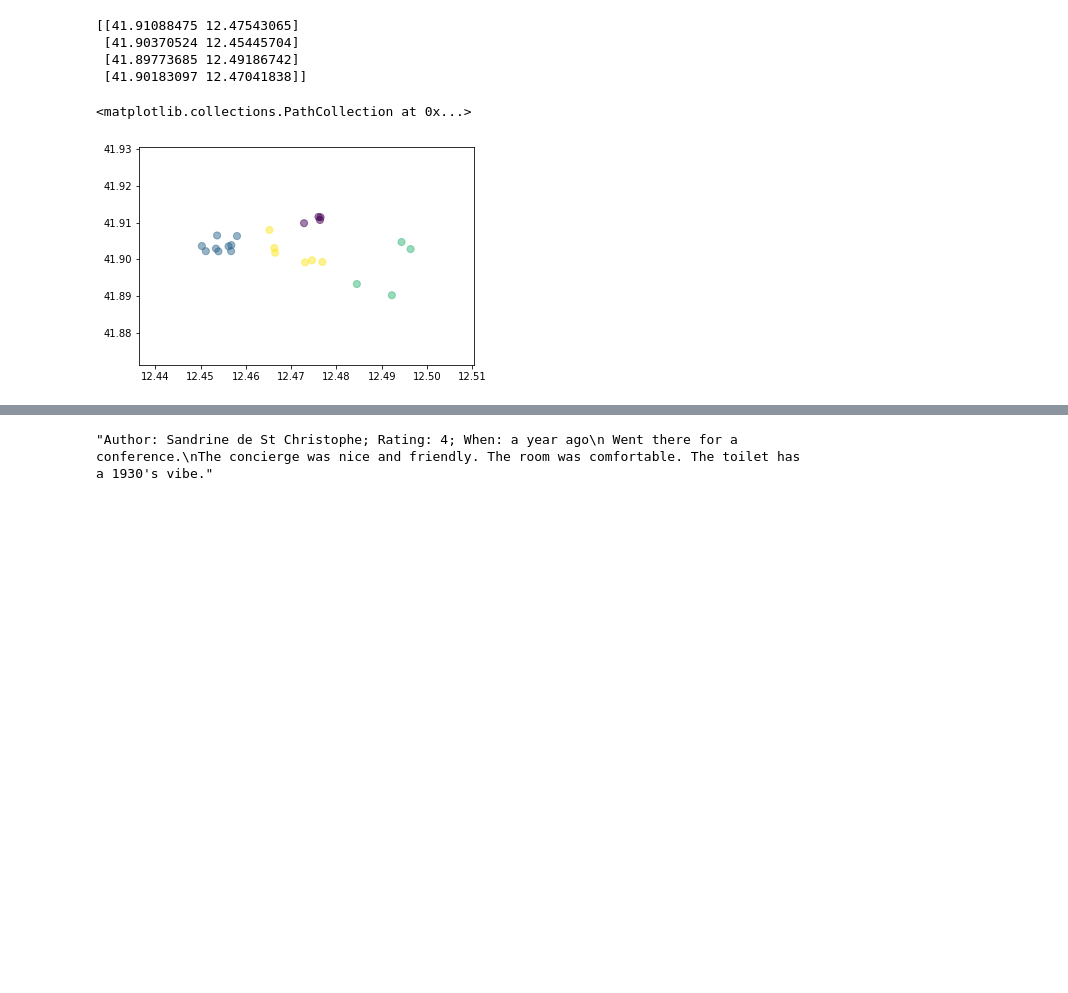
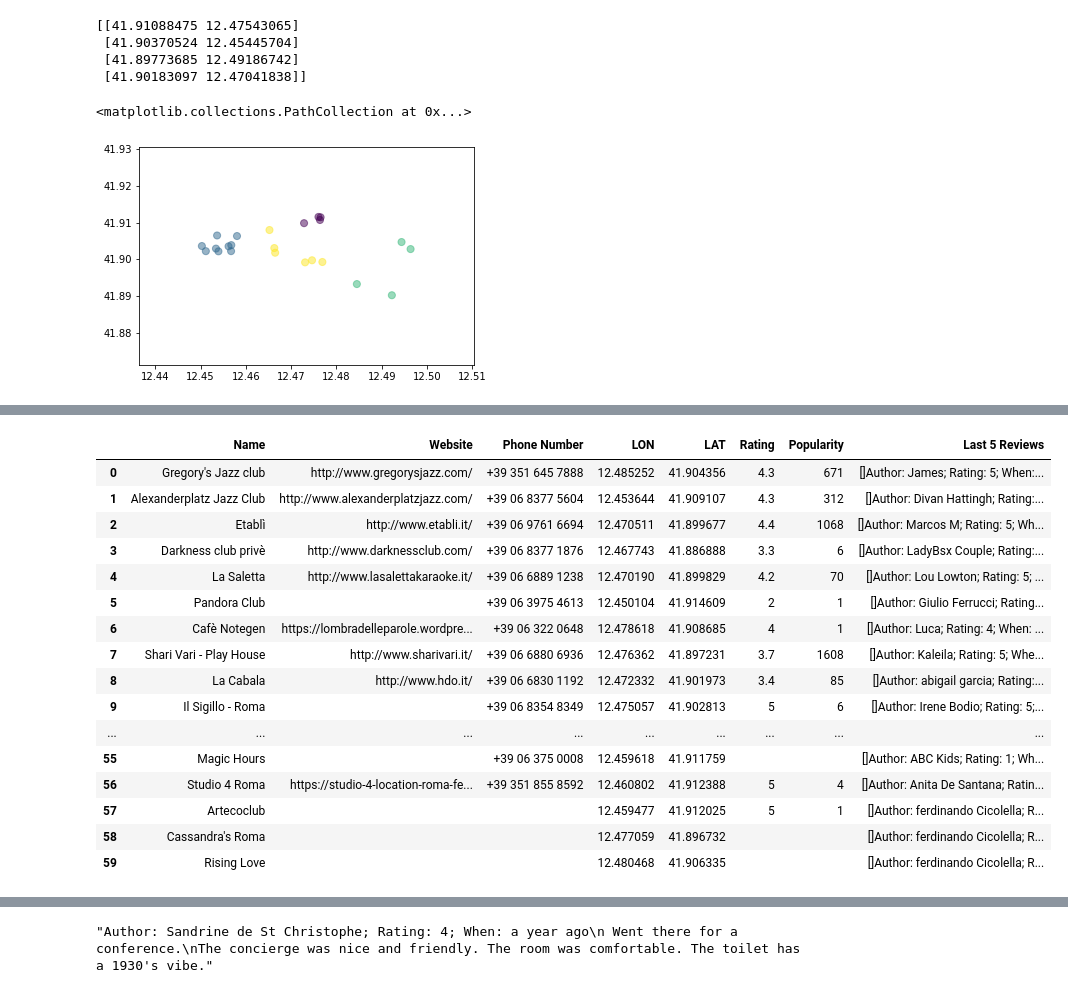
Before and after one commit to pjwork00/ProjectWork, a Jupyter notebook: back-end-python/src/Path_time_API.ipynb, the cells around one changed output, grey strips where cells are left out. Saved outputs shown, nothing was run; the diff lists cells and outputs as text; code cells hidden in the pictures; blank space fills up the shorter version.

```diff
--- a/back-end-python/src/Path_time_API.ipynb
+++ b/back-end-python/src/Path_time_API.ipynb
@@ -405,4 +413,5 @@ ax
 # %%
 api= GooglePlaces(api_key)
 # %%
-places = api.search_places_by_coordinate(location_med, "2500", "bar")
+#night_club
+places = api.search_places_by_coordinate(location_med, "2500", "night_club")
@@ -414,5 +466,6 @@ for place in places:
 # %%
 Data_Hotels=pd.DataFrame([])
+i=0
 #Data_Hotels=[]
 for place in places:
     details = api.get_place_details(place['place_id'], fields)
@@ -459,20 +512,22 @@ for place in places:
 
     try:
         reviews = details['result']['reviews']
+        Full_review=[]
+        for review in reviews:
+            author_name = review['author_name']
+            rating = review['rating']
+            text = review['text']
+            time = review['relative_time_description']
+            #profile_photo = review['profile_photo_url']
+            #Data_Hotels["Popularity"]=(popular)
+            Full_review=str(Full_review) + str("Author: "+ author_name +"; Rating: "+ str(rating) +"; When: "+str(time)+ " \n "+text +
+            "\n NEXT \n \n")
     except KeyError:
-        reviews = []
+        reviews = ""
 
-    Full_review=[]
-    for review in reviews:
-        author_name = review['author_name']
-        rating = review['rating']
-        text = review['text']
-        time = review['relative_time_description']
-        #profile_photo = review['profile_photo_url']
-        #Data_Hotels["Popularity"]=(popular)
-        Full_review=str(Full_review) + str("Author: "+ author_name +"; Rating: "+ str(rating) +"; When: "+str(time)+ " \n "+text +
-        "\n NEXT \n \n")
 
+    print(i)
+    i=i+1
     Data_Hotels= Data_Hotels.append(pd.DataFrame({'Name': name, 'Website': website,
                 'Phone Number': phone_number, 'LON': lon, 'LAT': lat,
                 'Rating': rating_total, 'Popularity': popular, 'Last 5 Reviews': Full_review}, index=[0]), ignore_index=True)
@@ -482,0 +552,20 @@ ValueError: could not broadcast input array from shape (0) into shape (1)
+# %%
+Data_Hotels
+# %% [output]
+|  | Name | Website | Phone Number | LON | LAT | Rating | Popularity | Last 5 Reviews |
+| 0 | Gregory's Jazz club | http://www.gregorysjazz.com/ | +39 351 645 7888 | 12.485252 | 41.904356 | 4.3 | 671 | []Author: James; Rating: 5; When:... |
+| 1 | Alexanderplatz Jazz Club | http://www.alexanderplatzjazz.com/ | +39 06 8377 5604 | 12.453644 | 41.909107 | 4.3 | 312 | []Author: Divan Hattingh; Rating:... |
+| 2 | Etablì | http://www.etabli.it/ | +39 06 9761 6694 | 12.470511 | 41.899677 | 4.4 | 1068 | []Author: Marcos M; Rating: 5; Wh... |
+| 3 | Darkness club privè | http://www.darknessclub.com/ | +39 06 8377 1876 | 12.467743 | 41.886888 | 3.3 | 6 | []Author: LadyBsx Couple; Rating:... |
+| 4 | La Saletta | http://www.lasalettakaraoke.it/ | +39 06 6889 1238 | 12.470190 | 41.899829 | 4.2 | 70 | []Author: Lou Lowton; Rating: 5; ... |
+| 5 | Pandora Club |  | +39 06 3975 4613 | 12.450104 | 41.914609 | 2 | 1 | []Author: Giulio Ferrucci; Rating... |
+| 6 | Cafè Notegen | https://lombradelleparole.wordpre... | +39 06 322 0648 | 12.478618 | 41.908685 | 4 | 1 | []Author: Luca; Rating: 4; When: ... |
+| 7 | Shari Vari - Play House | http://www.sharivari.it/ | +39 06 6880 6936 | 12.476362 | 41.897231 | 3.7 | 1608 | []Author: Kaleila; Rating: 5; Whe... |
+| 8 | La Cabala | http://www.hdo.it/ | +39 06 6830 1192 | 12.472332 | 41.901973 | 3.4 | 85 | []Author: abigail garcia; Rating:... |
+| 9 | Il Sigillo - Roma |  | +39 06 8354 8349 | 12.475057 | 41.902813 | 5 | 6 | []Author: Irene Bodio; Rating: 5;... |
+| ... | ... | ... | ... | ... | ... | ... | ... | ... |
+| 55 | Magic Hours |  | +39 06 375 0008 | 12.459618 | 41.911759 |  |  | []Author: ABC Kids; Rating: 1; Wh... |
+| 56 | Studio 4 Roma | https://studio-4-location-roma-fe... | +39 351 855 8592 | 12.460802 | 41.912388 | 5 | 4 | []Author: Anita De Santana; Ratin... |
+| 57 | Artecoclub |  |  | 12.459477 | 41.912025 | 5 | 1 | []Author: ferdinando Cicolella; R... |
+| 58 | Cassandra's Roma |  |  | 12.477059 | 41.896732 |  |  | []Author: ferdinando Cicolella; R... |
+| 59 | Rising Love |  |  | 12.480468 | 41.906335 |  |  | []Author: ferdinando Cicolella; R... |
```
Also changed, not shown: parts of 20 cells of this notebook.
